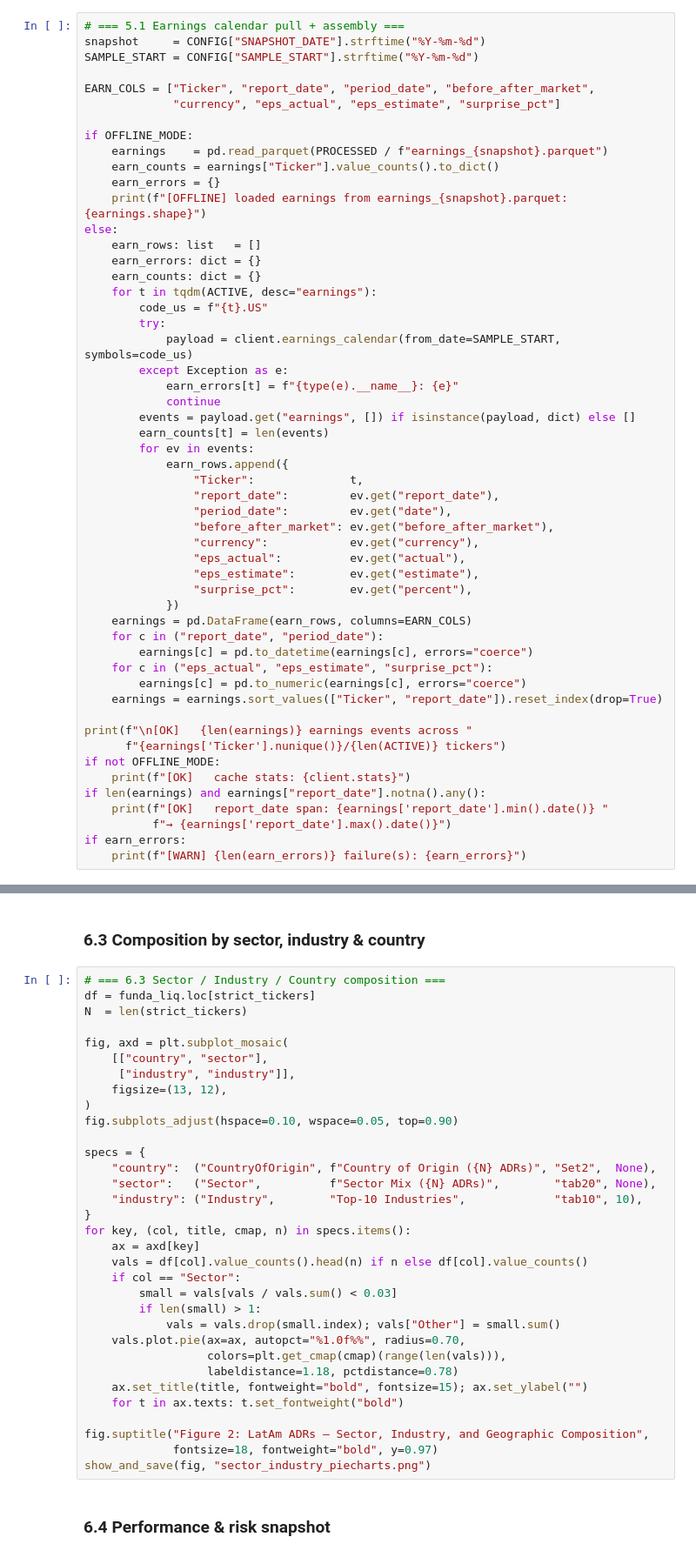
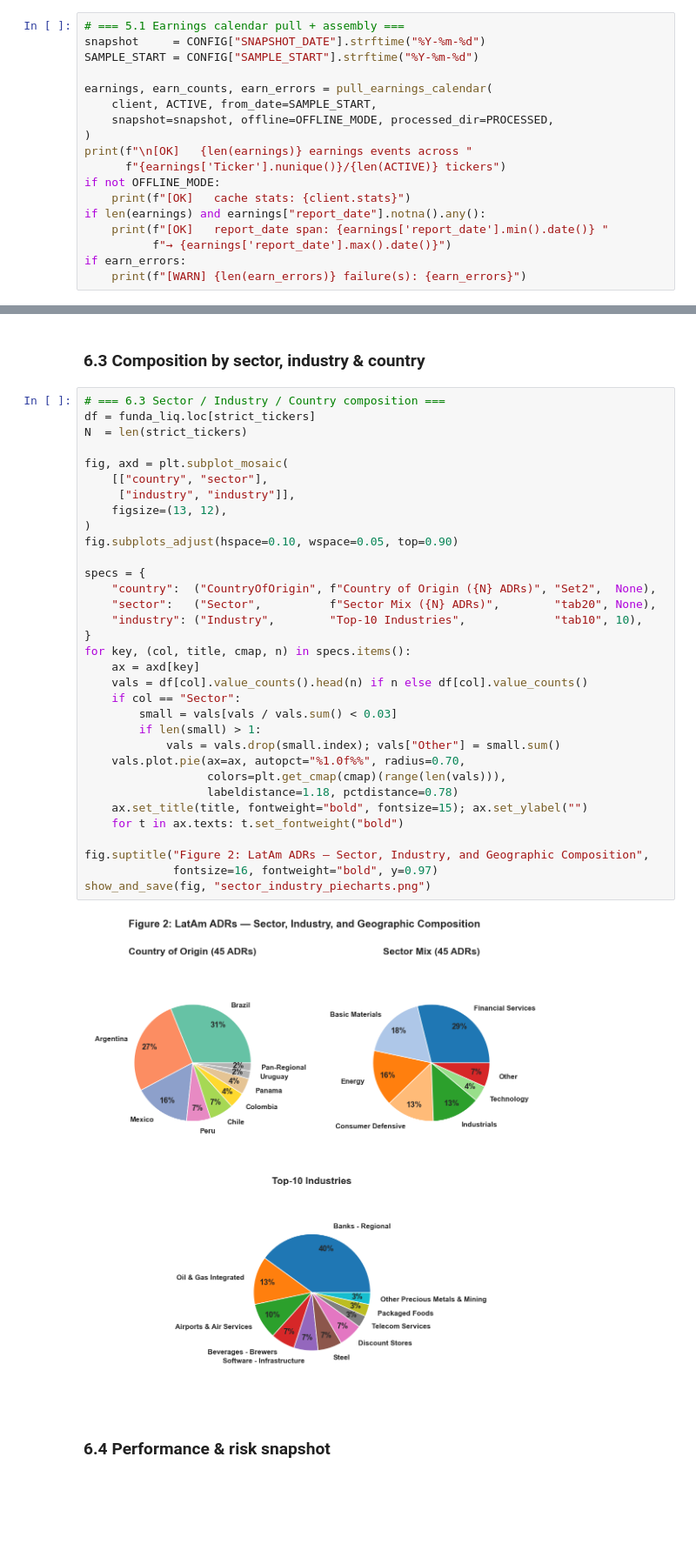
Before and after one commit to FranQuant/ai-pairs-trading, a Jupyter notebook: notebooks/01_adr_universe.ipynb, the cells around one changed output, grey strips where cells are left out. Shown at 87% size. Saved outputs shown, nothing was run; the diff lists cells and outputs as text; blank space fills up the shorter version.

Commit message:
NB01 final polish: 4-cell preamble + sub-headers, stale-import audit, relabel section heads, tighten §7 export, patch HTTPError to redact api_token; ran live (fresh data snapshot)

```diff
--- a/notebooks/01_adr_universe.ipynb
+++ b/notebooks/01_adr_universe.ipynb
@@ -670,45 +759,10 @@ ticker-announcement), persisted as parquet.
 snapshot     = CONFIG["SNAPSHOT_DATE"].strftime("%Y-%m-%d")
 SAMPLE_START = CONFIG["SAMPLE_START"].strftime("%Y-%m-%d")
 
-EARN_COLS = ["Ticker", "report_date", "period_date", "before_after_market",
-             "currency", "eps_actual", "eps_estimate", "surprise_pct"]
-
-if OFFLINE_MODE:
-    earnings    = pd.read_parquet(PROCESSED / f"earnings_{snapshot}.parquet")
-    earn_counts = earnings["Ticker"].value_counts().to_dict()
-    earn_errors = {}
-    print(f"[OFFLINE] loaded earnings from earnings_{snapshot}.parquet: {earnings.shape}")
-else:
-    earn_rows: list   = []
-    earn_errors: dict = {}
-    earn_counts: dict = {}
-    for t in tqdm(ACTIVE, desc="earnings"):
-        code_us = f"{t}.US"
-        try:
-            payload = client.earnings_calendar(from_date=SAMPLE_START, symbols=code_us)
-        except Exception as e:
-            earn_errors[t] = f"{type(e).__name__}: {e}"
-            continue
-        events = payload.get("earnings", []) if isinstance(payload, dict) else []
-        earn_counts[t] = len(events)
-        for ev in events:
-            earn_rows.append({
-                "Ticker":              t,
-                "report_date":         ev.get("report_date"),
-                "period_date":         ev.get("date"),
-                "before_after_market": ev.get("before_after_market"),
-                "currency":            ev.get("currency"),
-                "eps_actual":          ev.get("actual"),
-                "eps_estimate":        ev.get("estimate"),
-                "surprise_pct":        ev.get("percent"),
-            })
-    earnings = pd.DataFrame(earn_rows, columns=EARN_COLS)
-    for c in ("report_date", "period_date"):
-        earnings[c] = pd.to_datetime(earnings[c], errors="coerce")
-    for c in ("eps_actual", "eps_estimate", "surprise_pct"):
-        earnings[c] = pd.to_numeric(earnings[c], errors="coerce")
-    earnings = earnings.sort_values(["Ticker", "report_date"]).reset_index(drop=True)
-
+earnings, earn_counts, earn_errors = pull_earnings_calendar(
+    client, ACTIVE, from_date=SAMPLE_START,
+    snapshot=snapshot, offline=OFFLINE_MODE, processed_dir=PROCESSED,
+)
 print(f"\n[OK]   {len(earnings)} earnings events across "
       f"{earnings['Ticker'].nunique()}/{len(ACTIVE)} tickers")
 if not OFFLINE_MODE:
@@ -861,34 +970,36 @@ show_and_save(fig, "liquidity_vs_marketcap.png")
 df = funda_liq.loc[strict_tickers]
 N  = len(strict_tickers)
 
 fig, axd = plt.subplot_mosaic(
     [["country", "sector"],
      ["industry", "industry"]],
     figsize=(13, 12),
 )
 fig.subplots_adjust(hspace=0.10, wspace=0.05, top=0.90)
 
 specs = {
     "country":  ("CountryOfOrigin", f"Country of Origin ({N} ADRs)", "Set2",  None),
     "sector":   ("Sector",          f"Sector Mix ({N} ADRs)",        "tab20", None),
     "industry": ("Industry",        "Top-10 Industries",             "tab10", 10),
 }
 for key, (col, title, cmap, n) in specs.items():
     ax = axd[key]
     vals = df[col].value_counts().head(n) if n else df[col].value_counts()
     if col == "Sector":
         small = vals[vals / vals.sum() < 0.03]
         if len(small) > 1:
             vals = vals.drop(small.index); vals["Other"] = small.sum()
     vals.plot.pie(ax=ax, autopct="%1.0f%%", radius=0.70,
                   colors=plt.get_cmap(cmap)(range(len(vals))),
                   labeldistance=1.18, pctdistance=0.78)
     ax.set_title(title, fontweight="bold", fontsize=15); ax.set_ylabel("")
     for t in ax.texts: t.set_fontweight("bold")
 
 fig.suptitle("Figure 2: LatAm ADRs — Sector, Industry, and Geographic Composition",
-             fontsize=18, fontweight="bold", y=0.97)
+             fontsize=16, fontweight="bold", y=0.97)
 show_and_save(fig, "sector_industry_piecharts.png")
+# %% [output]
+[figure, added]
 # %% [markdown]
 ### 6.4 Performance & risk snapshot
 # %%
```
Also changed, not shown: parts of 30 cells of this notebook, 1 other file.
